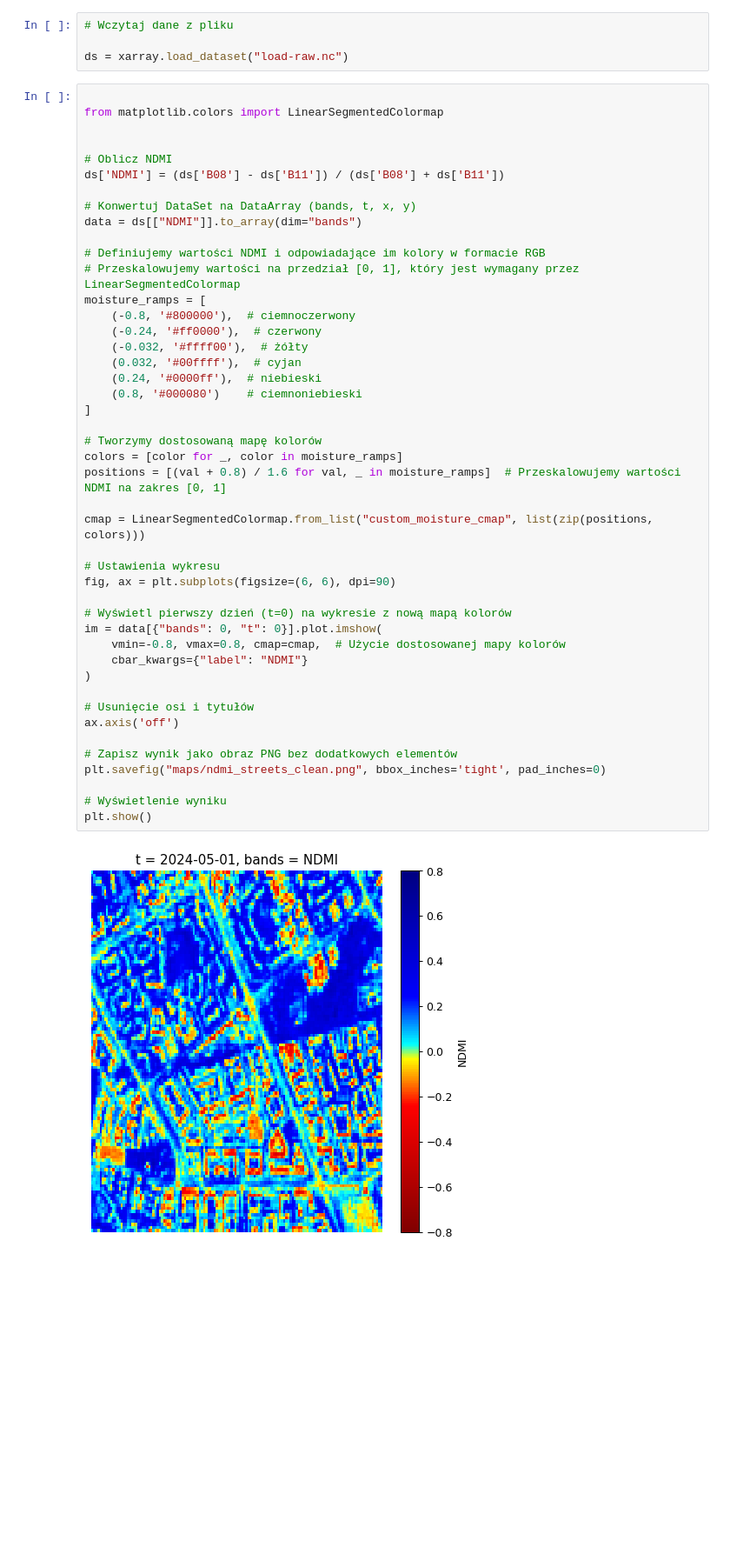
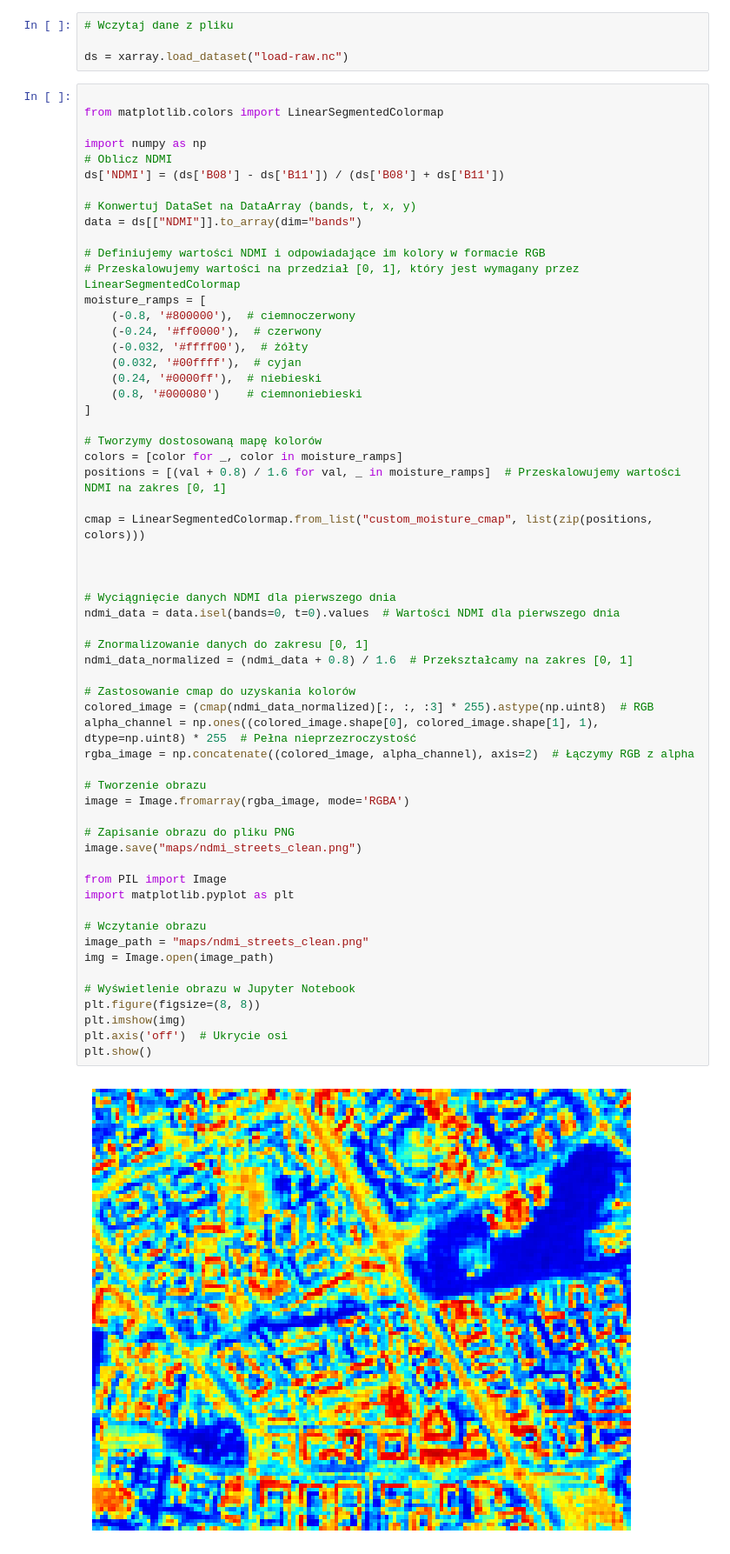
Before and after one commit to barszot/Cassini2024, a Jupyter notebook: tutorial_copernicus.ipynb, the cells around one changed output. Shown at 87% size. Saved outputs shown, nothing was run; the diff lists cells and outputs as text; blank space fills up the shorter version.

```diff
--- a/tutorial_copernicus.ipynb
+++ b/tutorial_copernicus.ipynb
@@ -36,49 +36,63 @@ ds = xarray.load_dataset("load-raw.nc")
 
 from matplotlib.colors import LinearSegmentedColormap
 
-
+import numpy as np
 # Oblicz NDMI
 ds['NDMI'] = (ds['B08'] - ds['B11']) / (ds['B08'] + ds['B11'])
 
 # Konwertuj DataSet na DataArray (bands, t, x, y)
 data = ds[["NDMI"]].to_array(dim="bands")
 
 # Definiujemy wartości NDMI i odpowiadające im kolory w formacie RGB
 # Przeskalowujemy wartości na przedział [0, 1], który jest wymagany przez LinearSegmentedColormap
 moisture_ramps = [
     (-0.8, '#800000'),  # ciemnoczerwony
     (-0.24, '#ff0000'),  # czerwony
     (-0.032, '#ffff00'),  # żółty
     (0.032, '#00ffff'),  # cyjan
     (0.24, '#0000ff'),  # niebieski
     (0.8, '#000080')    # ciemnoniebieski
 ]
 
 # Tworzymy dostosowaną mapę kolorów
 colors = [color for _, color in moisture_ramps]
 positions = [(val + 0.8) / 1.6 for val, _ in moisture_ramps]  # Przeskalowujemy wartości NDMI na zakres [0, 1]
 
 cmap = LinearSegmentedColormap.from_list("custom_moisture_cmap", list(zip(positions, colors)))
 
-# Ustawienia wykresu
-fig, ax = plt.subplots(figsize=(6, 6), dpi=90)
 
-# Wyświetl pierwszy dzień (t=0) na wykresie z nową mapą kolorów
-im = data[{"bands": 0, "t": 0}].plot.imshow(
-    vmin=-0.8, vmax=0.8, cmap=cmap,  # Użycie dostosowanej mapy kolorów
-    cbar_kwargs={"label": "NDMI"}
-)
 
-# Usunięcie osi i tytułów
-ax.axis('off')
+# Wyciągnięcie danych NDMI dla pierwszego dnia
+ndmi_data = data.isel(bands=0, t=0).values  # Wartości NDMI dla pierwszego dnia
 
-# Zapisz wynik jako obraz PNG bez dodatkowych elementów
-plt.savefig("maps/ndmi_streets_clean.png", bbox_inches='tight', pad_inches=0)
+# Znormalizowanie danych do zakresu [0, 1]
+ndmi_data_normalized = (ndmi_data + 0.8) / 1.6  # Przekształcamy na zakres [0, 1]
 
-# Wyświetlenie wyniku
+# Zastosowanie cmap do uzyskania kolorów
+colored_image = (cmap(ndmi_data_normalized)[:, :, :3] * 255).astype(np.uint8)  # RGB
+alpha_channel = np.ones((colored_image.shape[0], colored_image.shape[1], 1), dtype=np.uint8) * 255  # Pełna nieprzezroczystość
+rgba_image = np.concatenate((colored_image, alpha_channel), axis=2)  # Łączymy RGB z alpha
+
+# Tworzenie obrazu
+image = Image.fromarray(rgba_image, mode='RGBA')
+
+# Zapisanie obrazu do pliku PNG
+image.save("maps/ndmi_streets_clean.png")
+
+from PIL import Image
+import matplotlib.pyplot as plt
+
+# Wczytanie obrazu
+image_path = "maps/ndmi_streets_clean.png"
+img = Image.open(image_path)
+
+# Wyświetlenie obrazu w Jupyter Notebook
+plt.figure(figsize=(8, 8))
+plt.imshow(img)
+plt.axis('off')  # Ukrycie osi
 plt.show()
 # %% [output]
-[figure, old version]
+[figure, new version]
 # %%
 import os
 import numpy as np
```
